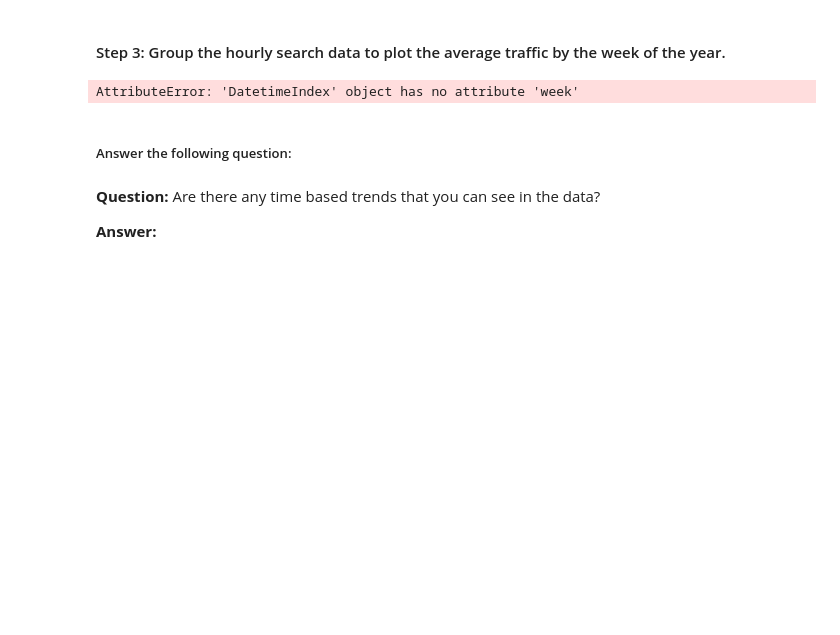
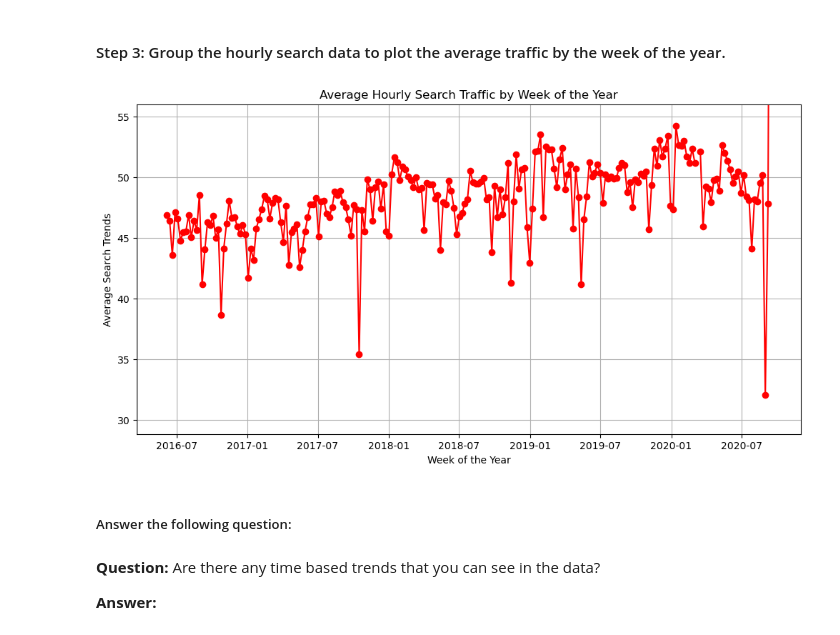
Before and after one commit to McKala1/prophet-challenge, a Jupyter notebook: forecasting_net_prophet.ipynb, the cells around one changed output. Saved outputs shown, nothing was run; the diff lists cells and outputs as text; code cells hidden in the pictures; blank space fills up the shorter version.

```diff
--- a/forecasting_net_prophet.ipynb
+++ b/forecasting_net_prophet.ipynb
@@ -217,20 +206,20 @@ plt.show()
 # %% [markdown]
 #### Step 3: Group the hourly search data to plot the average traffic by the week of the year.
 # %%
-# Group the hourly search data to plot the average traffic by the week of the year
-# Group the hourly search data to plot the average traffic by the week of the year
-average_traffic_by_week = df_mercado_trends.groupby(df_mercado_trends.index.week)['Search Trends'].mean()
+# Resample the hourly search data to average traffic by week
+average_traffic_by_week = df_mercado_trends['Search Trends'].resample('W-Mon').mean()
 
 # Plot the average traffic by the week of the year
 plt.figure(figsize=(12, 6))
 plt.plot(average_traffic_by_week.index, average_traffic_by_week.values, marker='o', linestyle='-', color='red')
 plt.title('Average Hourly Search Traffic by Week of the Year')
 plt.xlabel('Week of the Year')
 plt.ylabel('Average Search Trends')
+plt.ylim(plt.ylim()[0], 56)  # Set y-axis limit to 51
 plt.grid(True)
 plt.show()
 # %% [output]
-AttributeError: 'DatetimeIndex' object has no attribute 'week'
+[figure, added]
 # %% [markdown]
 ##### Answer the following question:
 # %% [markdown]
```
Also changed, not shown: parts of 6 cells of this notebook.
